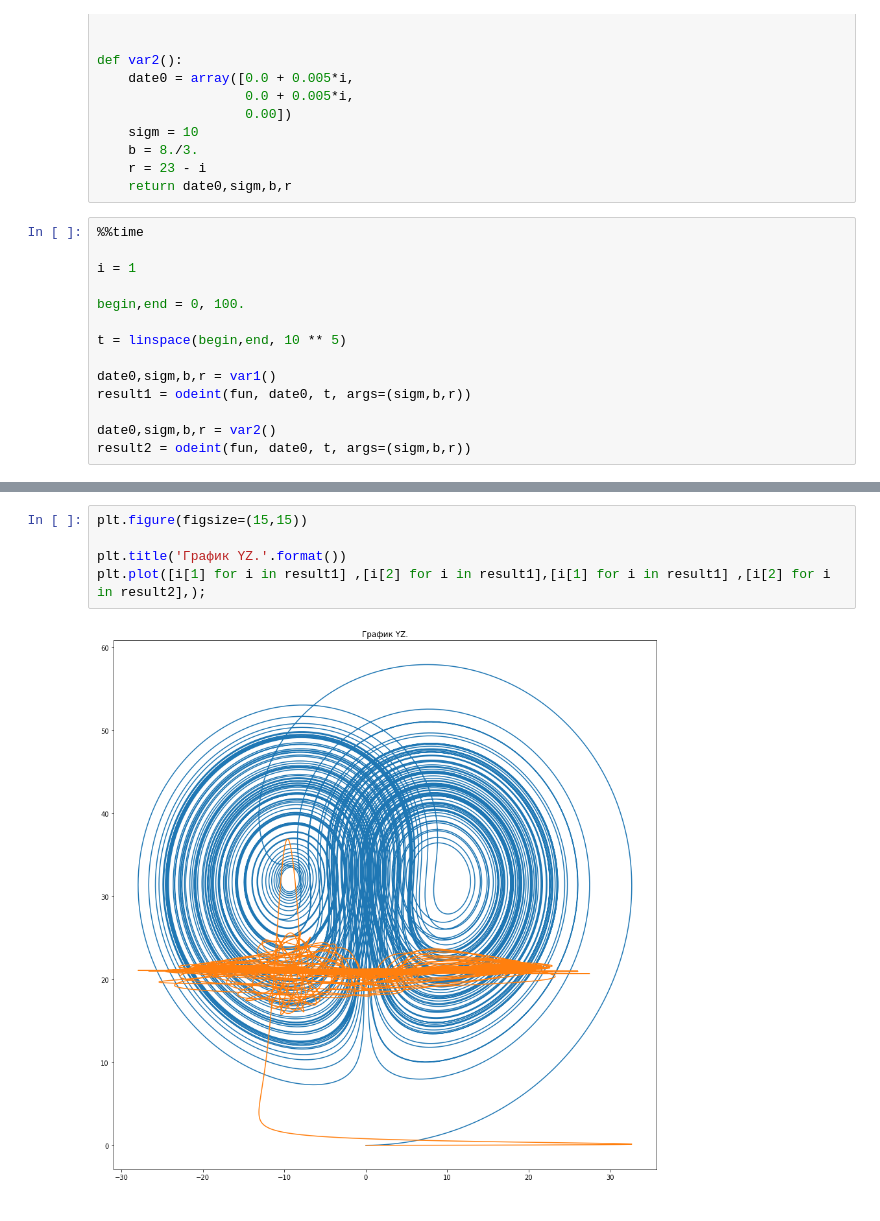
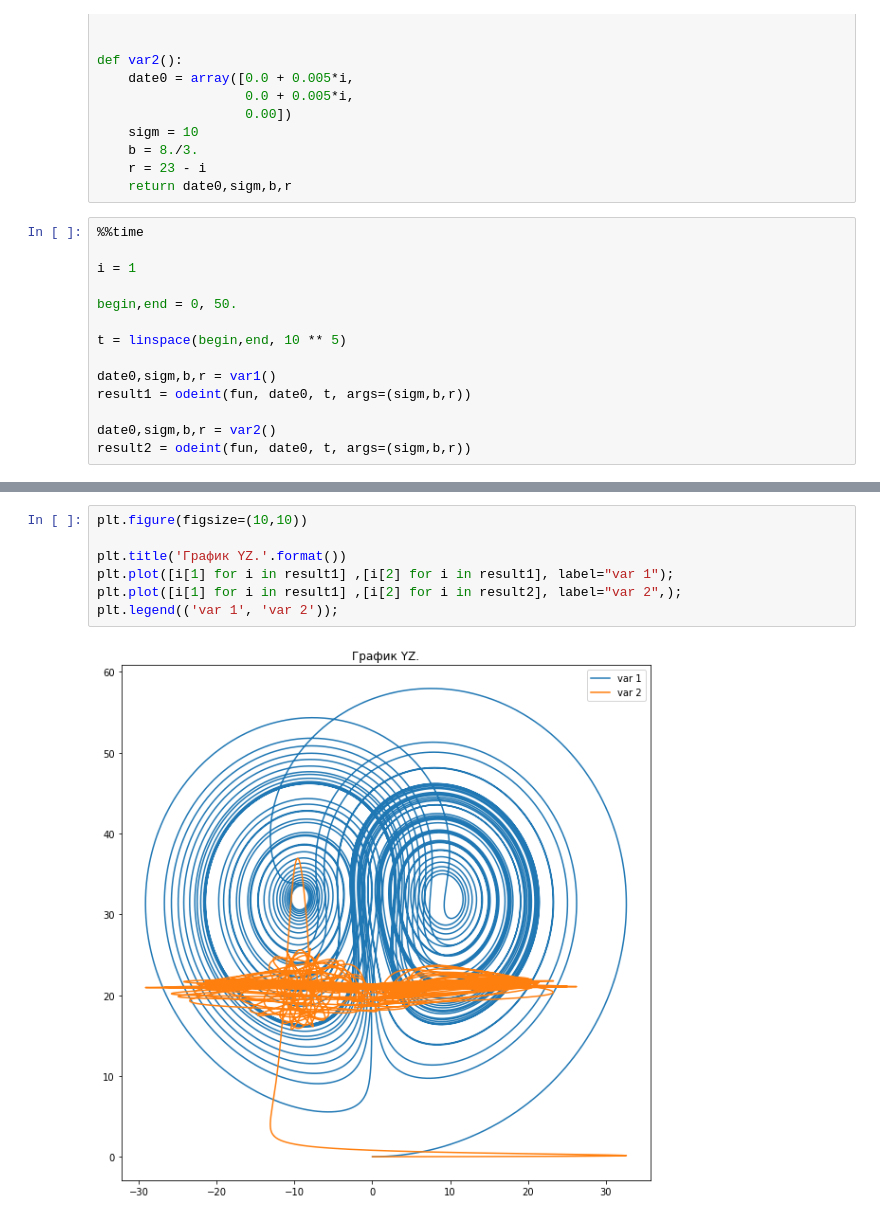
Before and after one commit to paantya/exoplanet-2017, a Jupyter notebook: sok_orb.ipynb, the cells around one changed output, grey strips where cells are left out. Drawn from its saved outputs; the diff is of its cells as text.

```diff
--- a/sok_orb.ipynb
+++ b/sok_orb.ipynb
@@ -58,7 +61,7 @@ def var2():
 
 i = 1
 
-begin,end = 0, 100.
+begin,end = 0, 50.
 
 t = linspace(begin,end, 10 ** 5)
 
@@ -86,10 +93,12 @@ plt.plot([i[0] for i in result1] ,[i[2] for i in result1],[i[0] for i in result1
 # %%
-plt.figure(figsize=(15,15))
+plt.figure(figsize=(10,10))
 
 plt.title('График YZ.'.format())
-plt.plot([i[1] for i in result1] ,[i[2] for i in result1],[i[1] for i in result1] ,[i[2] for i in result2],);
+plt.plot([i[1] for i in result1] ,[i[2] for i in result1], label="var 1");
+plt.plot([i[1] for i in result1] ,[i[2] for i in result2], label="var 2",);
+plt.legend(('var 1', 'var 2'));
 # %% [output]
-[figure, old version]
+[figure, new version]
 # %%
 plt.figure(figsize=(15,7))
 
```
Also changed, not shown: parts of 7 cells of this notebook.
